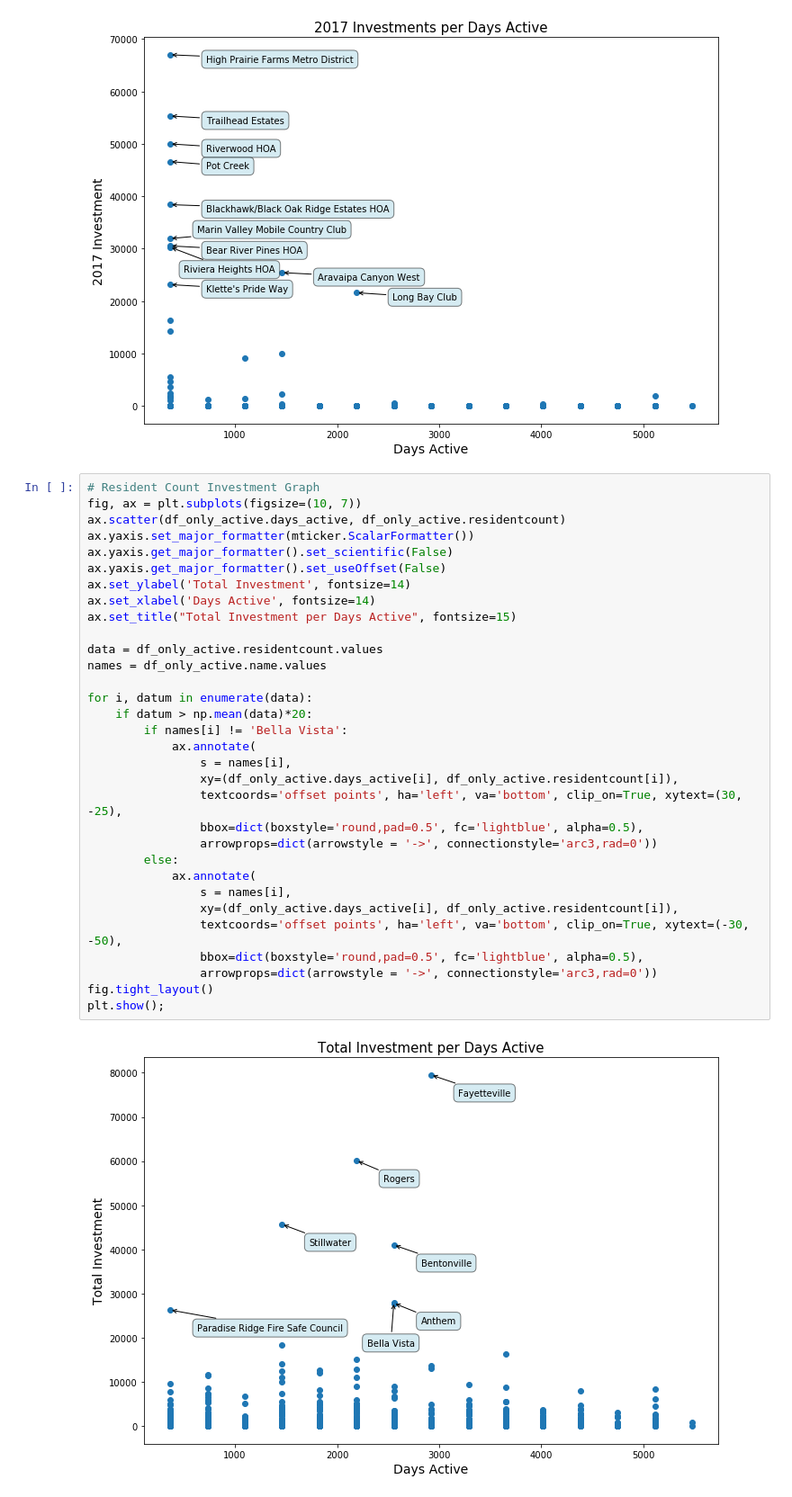
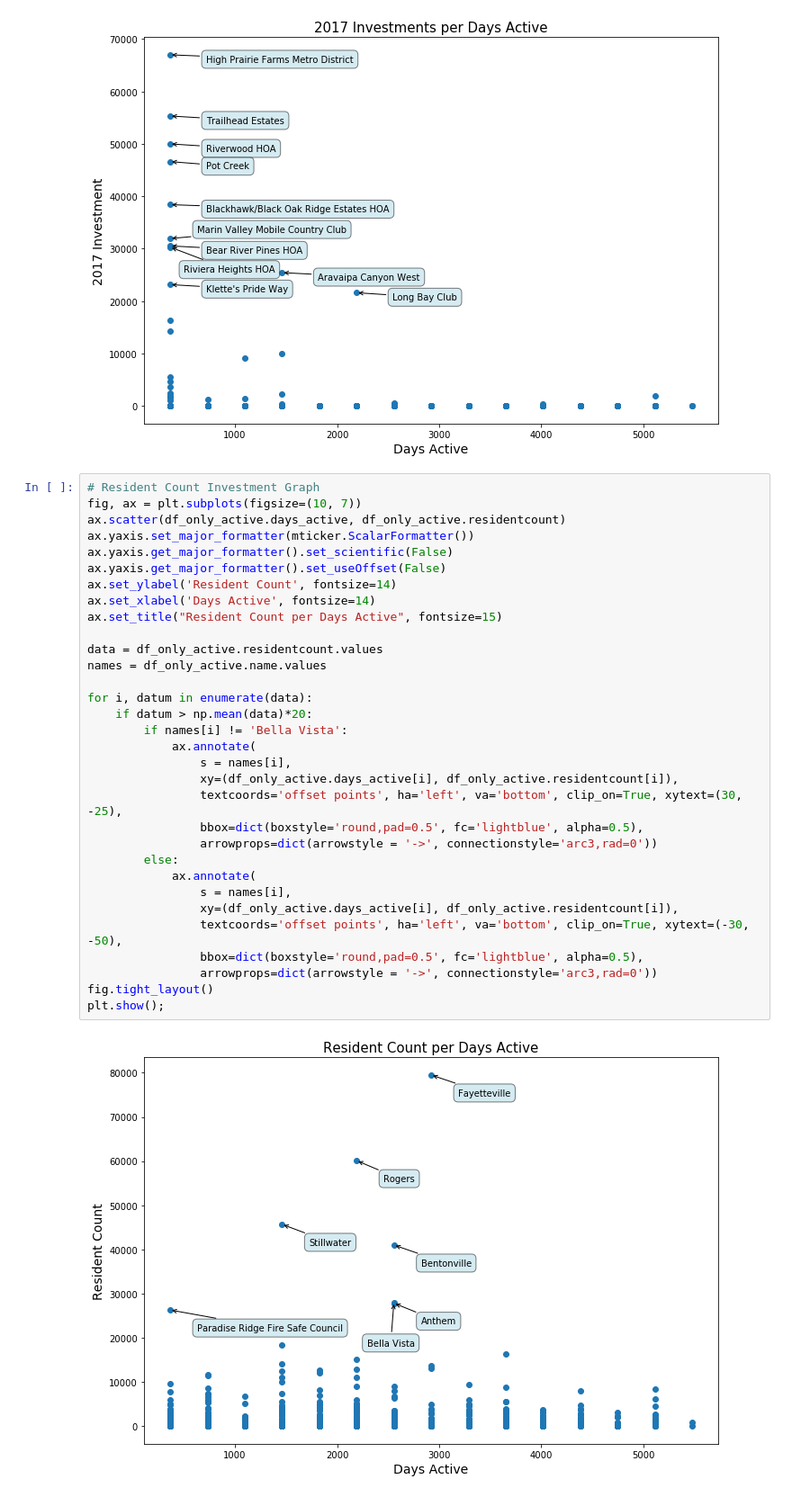
Before and after one commit to JordanHagan/FireWisdom, a Jupyter notebook: src/firewisdom_eda.ipynb, the cells around one changed output. Shown at 90% size. Cells and saved outputs as stored; diff of their text form.

```diff
--- a/src/firewisdom_eda.ipynb
+++ b/src/firewisdom_eda.ipynb
@@ -271,33 +262,33 @@ plt.show();
 # Resident Count Investment Graph
 fig, ax = plt.subplots(figsize=(10, 7))
 ax.scatter(df_only_active.days_active, df_only_active.residentcount)
 ax.yaxis.set_major_formatter(mticker.ScalarFormatter())
 ax.yaxis.get_major_formatter().set_scientific(False)
 ax.yaxis.get_major_formatter().set_useOffset(False)
-ax.set_ylabel('Total Investment', fontsize=14)
+ax.set_ylabel('Resident Count', fontsize=14)
 ax.set_xlabel('Days Active', fontsize=14)
-ax.set_title("Total Investment per Days Active", fontsize=15)
+ax.set_title("Resident Count per Days Active", fontsize=15)
 
 data = df_only_active.residentcount.values
 names = df_only_active.name.values
 
 for i, datum in enumerate(data):
     if datum > np.mean(data)*20:
         if names[i] != 'Bella Vista':
             ax.annotate(
                 s = names[i],
                 xy=(df_only_active.days_active[i], df_only_active.residentcount[i]),
                 textcoords='offset points', ha='left', va='bottom', clip_on=True, xytext=(30, -25),
                 bbox=dict(boxstyle='round,pad=0.5', fc='lightblue', alpha=0.5),
                 arrowprops=dict(arrowstyle = '->', connectionstyle='arc3,rad=0'))
         else:
             ax.annotate(
                 s = names[i],
                 xy=(df_only_active.days_active[i], df_only_active.residentcount[i]),
                 textcoords='offset points', ha='left', va='bottom', clip_on=True, xytext=(-30, -50),
                 bbox=dict(boxstyle='round,pad=0.5', fc='lightblue', alpha=0.5),
                 arrowprops=dict(arrowstyle = '->', connectionstyle='arc3,rad=0'))
 fig.tight_layout()
 plt.show();
 # %% [output]
-[figure, old version]
+[figure, new version]
```
Also changed, not shown: parts of 15 cells of this notebook.
